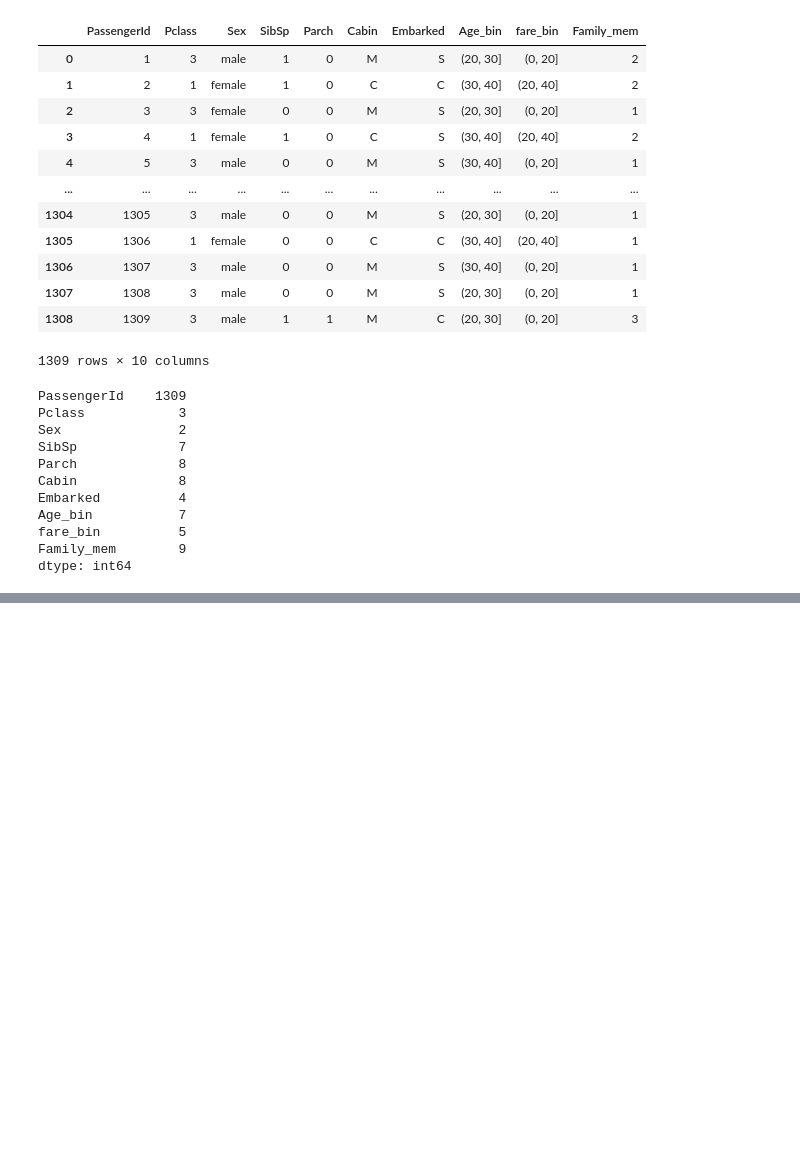
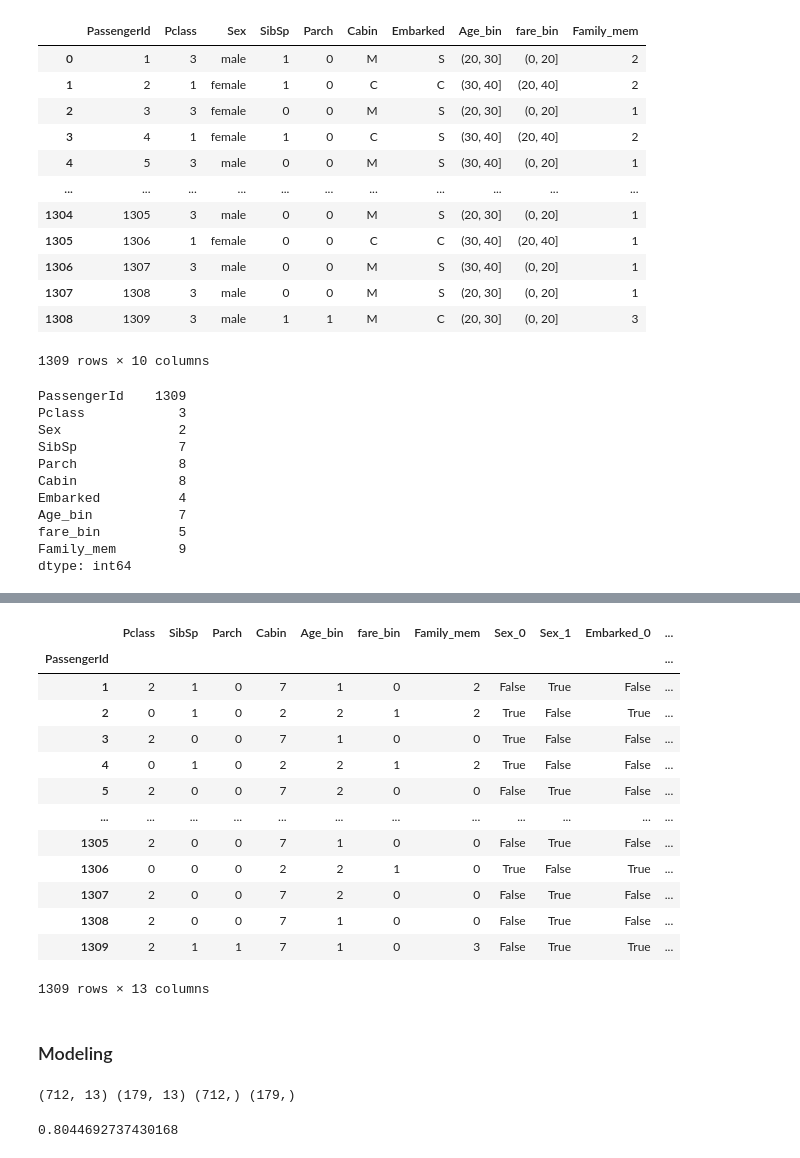
Before and after one commit to ayush-dhanker/titanic_survival_dataset, a Jupyter notebook: main.ipynb, the cells around one changed output, grey strips where cells are left out. Cells and saved outputs as stored; diff of their text form; code cells hidden in the pictures; blank space fills up the shorter version.

```diff
--- a/main.ipynb
+++ b/main.ipynb
@@ -432,0 +438,9 @@ dtype: int64
+# %%
+combined_df.set_index('PassengerId',inplace=True)
+# %%
+label_enc = combined_df.copy()
+label_enc = label_enc.astype(str)
+
+label_enc = label_enc.apply(LabelEncoder().fit_transform)
+
+label_enc
@@ -432,0 +462,23 @@ dtype: int64
+# %%
+one_hot=label_enc.copy()
+
+one_hot=pd.get_dummies(one_hot,columns=['Sex','Embarked'])
+
+one_hot
+# %% [output]
+|  | Pclass | SibSp | Parch | Cabin | Age_bin | fare_bin | Family_mem | Sex_0 | Sex_1 | Embarked_0 | ... |
+| PassengerId |  |  |  |  |  |  |  |  |  |  | ... |
+| 1 | 2 | 1 | 0 | 7 | 1 | 0 | 2 | False | True | False | ... |
+| 2 | 0 | 1 | 0 | 2 | 2 | 1 | 2 | True | False | True | ... |
+| 3 | 2 | 0 | 0 | 7 | 1 | 0 | 0 | True | False | False | ... |
+| 4 | 0 | 1 | 0 | 2 | 2 | 1 | 2 | True | False | False | ... |
+| 5 | 2 | 0 | 0 | 7 | 2 | 0 | 0 | False | True | False | ... |
+| ... | ... | ... | ... | ... | ... | ... | ... | ... | ... | ... | ... |
+| 1305 | 2 | 0 | 0 | 7 | 1 | 0 | 0 | False | True | False | ... |
+| 1306 | 0 | 0 | 0 | 2 | 2 | 1 | 0 | True | False | True | ... |
+| 1307 | 2 | 0 | 0 | 7 | 2 | 0 | 0 | False | True | False | ... |
+| 1308 | 2 | 0 | 0 | 7 | 1 | 0 | 0 | False | True | False | ... |
+| 1309 | 2 | 1 | 1 | 7 | 1 | 0 | 3 | False | True | True | ... |
+1309 rows × 13 columns
+# %% [markdown]
+### Modeling
@@ -432,0 +492,10 @@ dtype: int64
+# %%
+X_train,x_test,y_train,y_test=train_test_split(x_scaled,y,test_size=.2,random_state=0)
+print(X_train.shape , x_test.shape, y_train.shape,y_test.shape)
+# %% [output]
+(712, 13) (179, 13) (712,) (179,)
+# %%
+clf = RandomForestClassifier(random_state=0)
+clf.fit(X_train,y_train).score(x_test,y_test)
+# %% [output]
+0.8044692737430168
```
Also changed, not shown: parts of 5 cells of this notebook.
